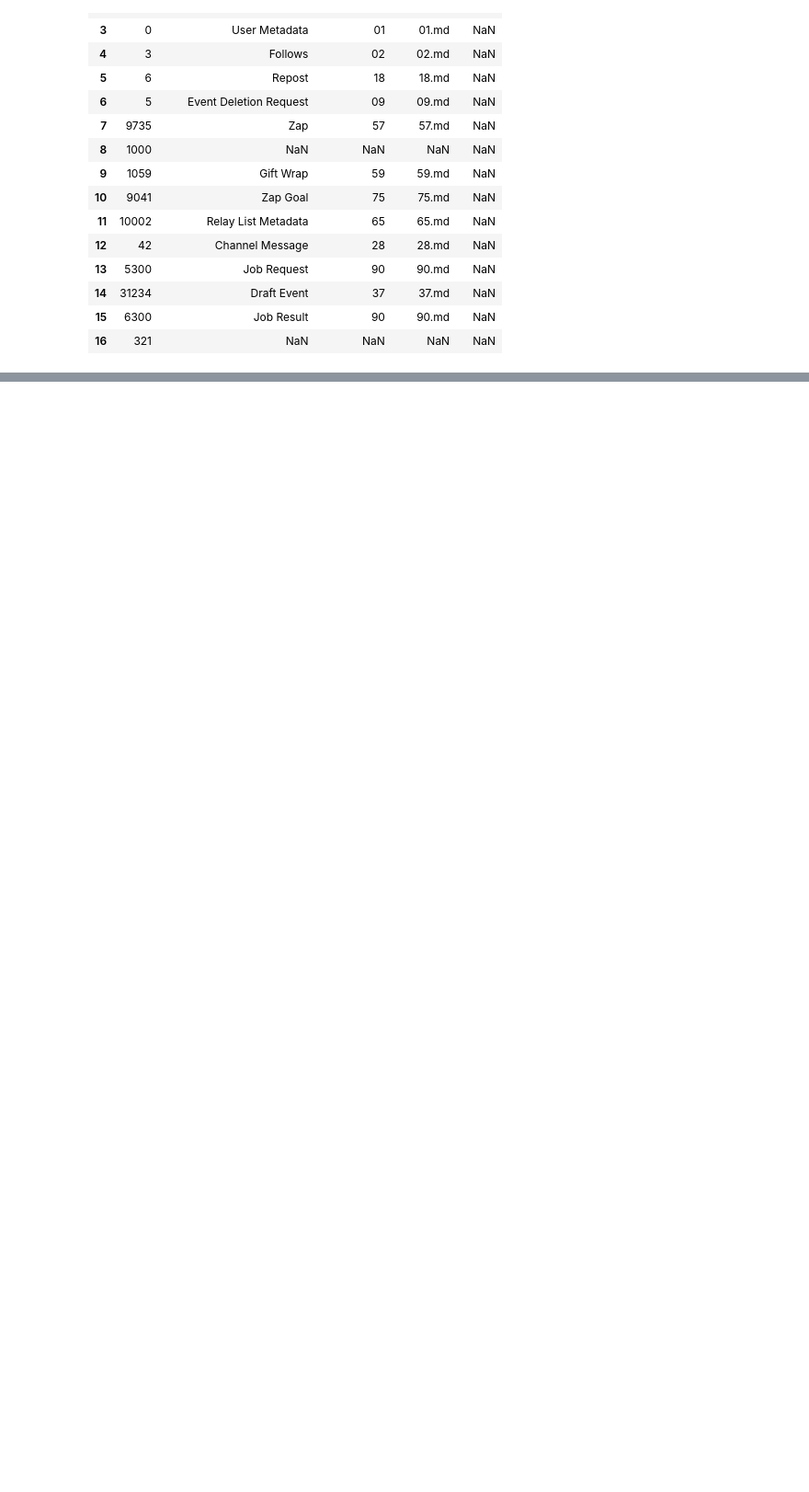
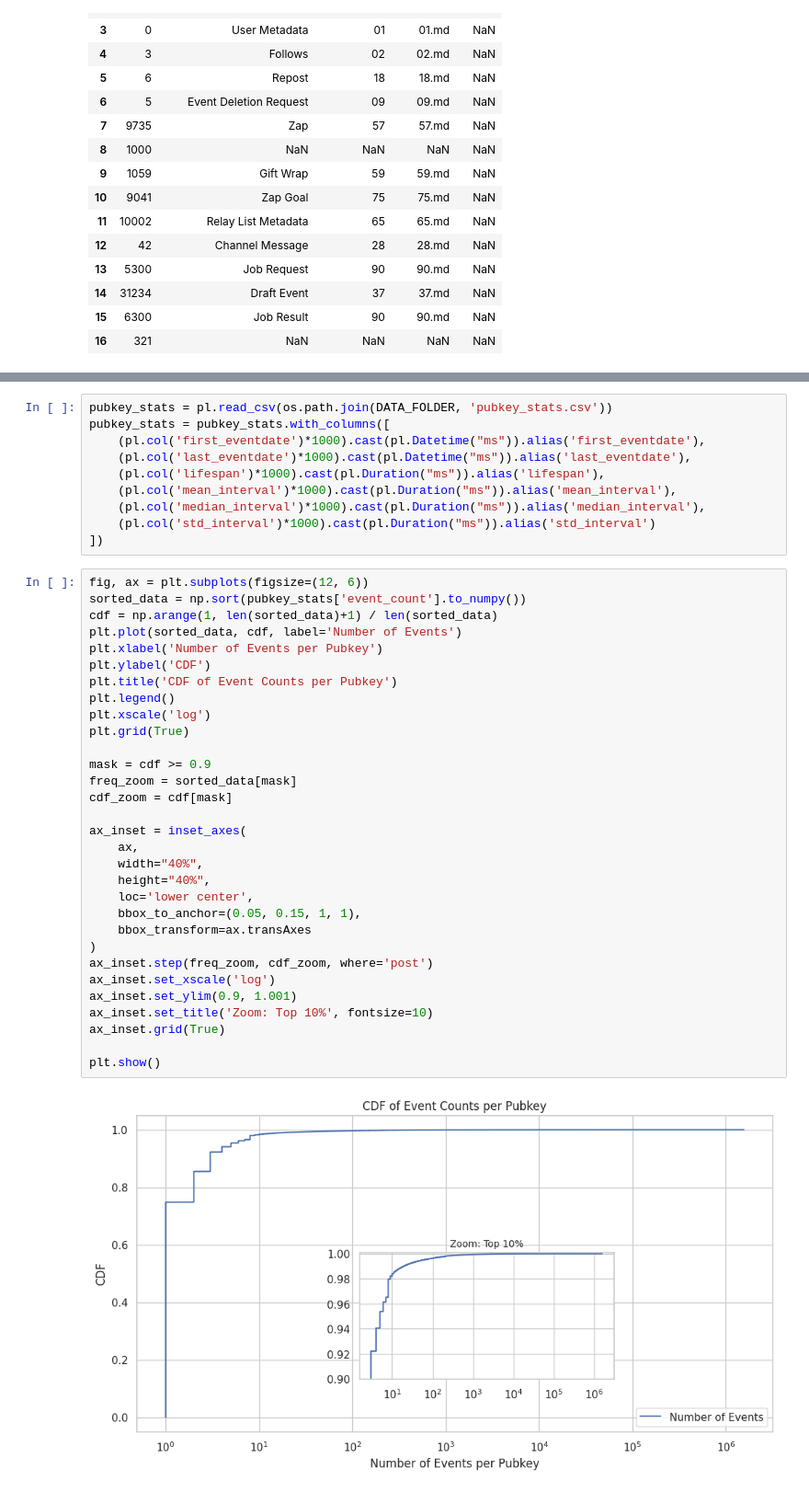
Before and after one commit to Bigbrotr/analysis, a Jupyter notebook: analysis/src/events_overview.ipynb, the cells around one changed output, grey strips where cells are left out. Shown: that part at 92% size. Drawn from its saved outputs; the diff is of its cells as text; blank space fills up the shorter version.

```diff
--- a/analysis/src/events_overview.ipynb
+++ b/analysis/src/events_overview.ipynb
@@ -398,3 +332,46 @@ plt.show()
+# %%
+pubkey_stats = pl.read_csv(os.path.join(DATA_FOLDER, 'pubkey_stats.csv'))
+pubkey_stats = pubkey_stats.with_columns([
+    (pl.col('first_eventdate')*1000).cast(pl.Datetime("ms")).alias('first_eventdate'),
+    (pl.col('last_eventdate')*1000).cast(pl.Datetime("ms")).alias('last_eventdate'),
+    (pl.col('lifespan')*1000).cast(pl.Duration("ms")).alias('lifespan'),
+    (pl.col('mean_interval')*1000).cast(pl.Duration("ms")).alias('mean_interval'),
+    (pl.col('median_interval')*1000).cast(pl.Duration("ms")).alias('median_interval'),
+    (pl.col('std_interval')*1000).cast(pl.Duration("ms")).alias('std_interval')
+])
+# %%
+fig, ax = plt.subplots(figsize=(12, 6))
+sorted_data = np.sort(pubkey_stats['event_count'].to_numpy())
+cdf = np.arange(1, len(sorted_data)+1) / len(sorted_data)
+plt.plot(sorted_data, cdf, label='Number of Events')
+plt.xlabel('Number of Events per Pubkey')
+plt.ylabel('CDF')
+plt.title('CDF of Event Counts per Pubkey')
+plt.legend()
+plt.xscale('log')
+plt.grid(True)
+
+mask = cdf >= 0.9
+freq_zoom = sorted_data[mask]
+cdf_zoom = cdf[mask]
+
+ax_inset = inset_axes(
+    ax,
+    width="40%",
+    height="40%",
+    loc='lower center',
+    bbox_to_anchor=(0.05, 0.15, 1, 1),
+    bbox_transform=ax.transAxes
+)
+ax_inset.step(freq_zoom, cdf_zoom, where='post')
+ax_inset.set_xscale('log')
+ax_inset.set_ylim(0.9, 1.001)
+ax_inset.set_title('Zoom: Top 10%', fontsize=10)
+ax_inset.grid(True)
+
+plt.show()
+# %% [output]
+[figure, added]
 # %%
 # --- Part 1: Pubkeys that appear only once ---
 
```
Also changed, not shown: parts of 3 cells of this notebook, 11 other files.
